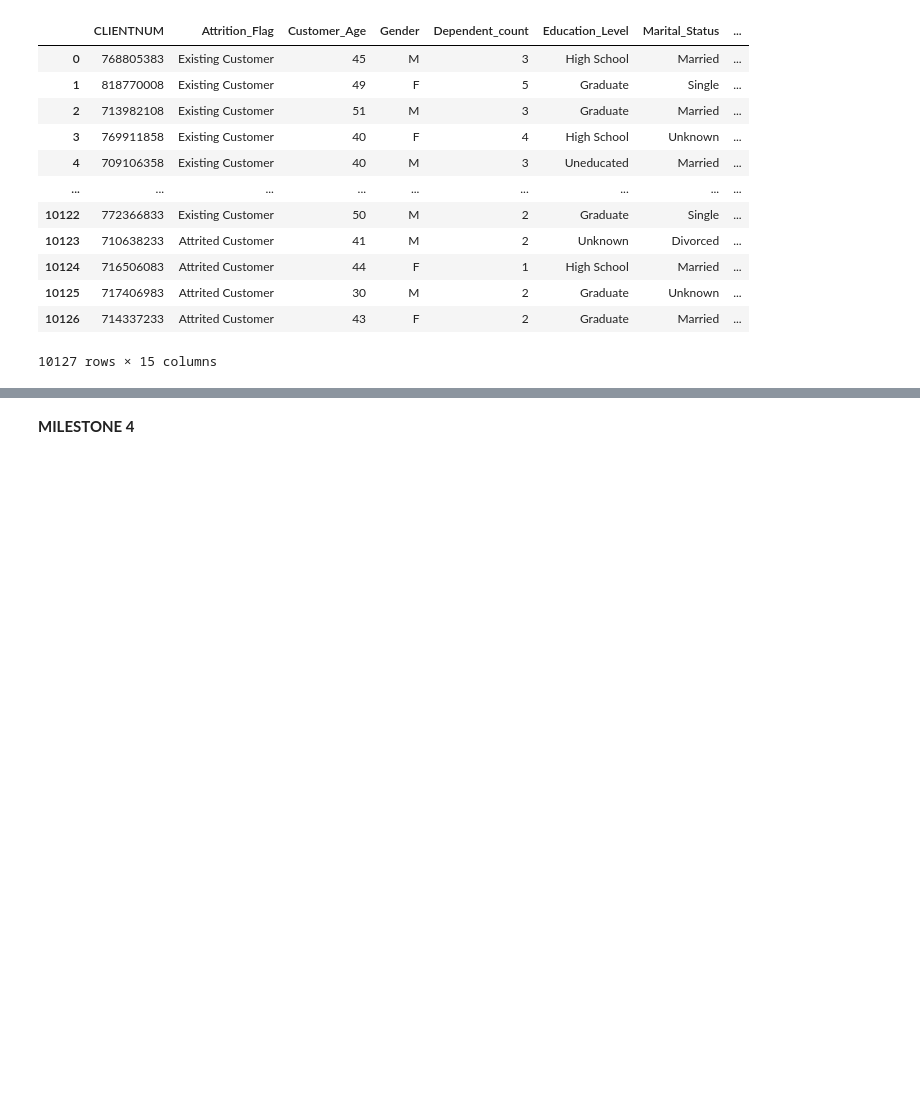
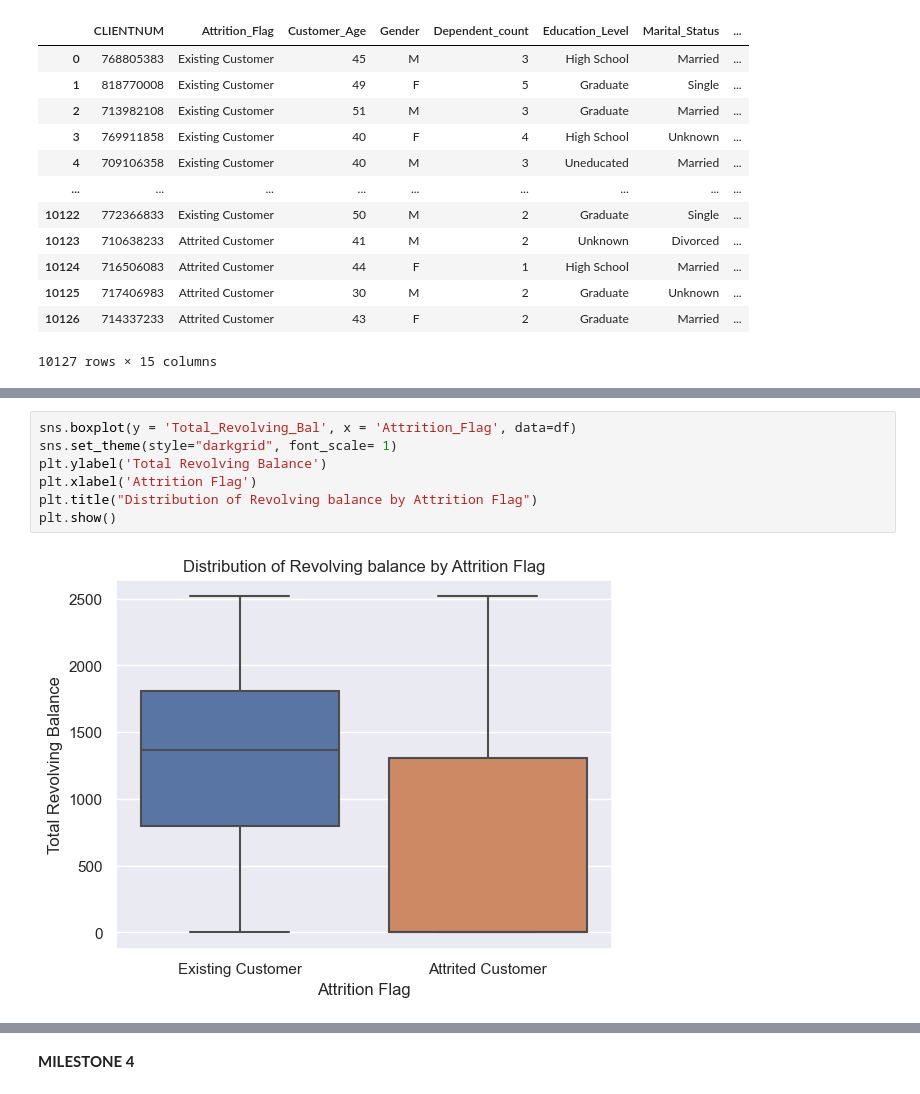
Before and after one commit to ubco-W2022T2-data301/project-group-group-20, a Jupyter notebook: analysis/analysis2.ipynb, the cells around one changed output, grey strips where cells are left out. Saved outputs shown, nothing was run; the diff lists cells and outputs as text; blank space fills up the shorter version.

```diff
--- a/analysis/analysis2.ipynb
+++ b/analysis/analysis2.ipynb
@@ -134,0 +140,9 @@ plt.xticks(rotation=45)
+# %%
+sns.boxplot(y = 'Total_Revolving_Bal', x = 'Attrition_Flag', data=df)
+sns.set_theme(style="darkgrid", font_scale= 1)
+plt.ylabel('Total Revolving Balance')
+plt.xlabel('Attrition Flag')
+plt.title("Distribution of Revolving balance by Attrition Flag")
+plt.show()
+# %% [output]
+[figure, added]
```
Also changed, not shown: parts of 13 cells of this notebook.
